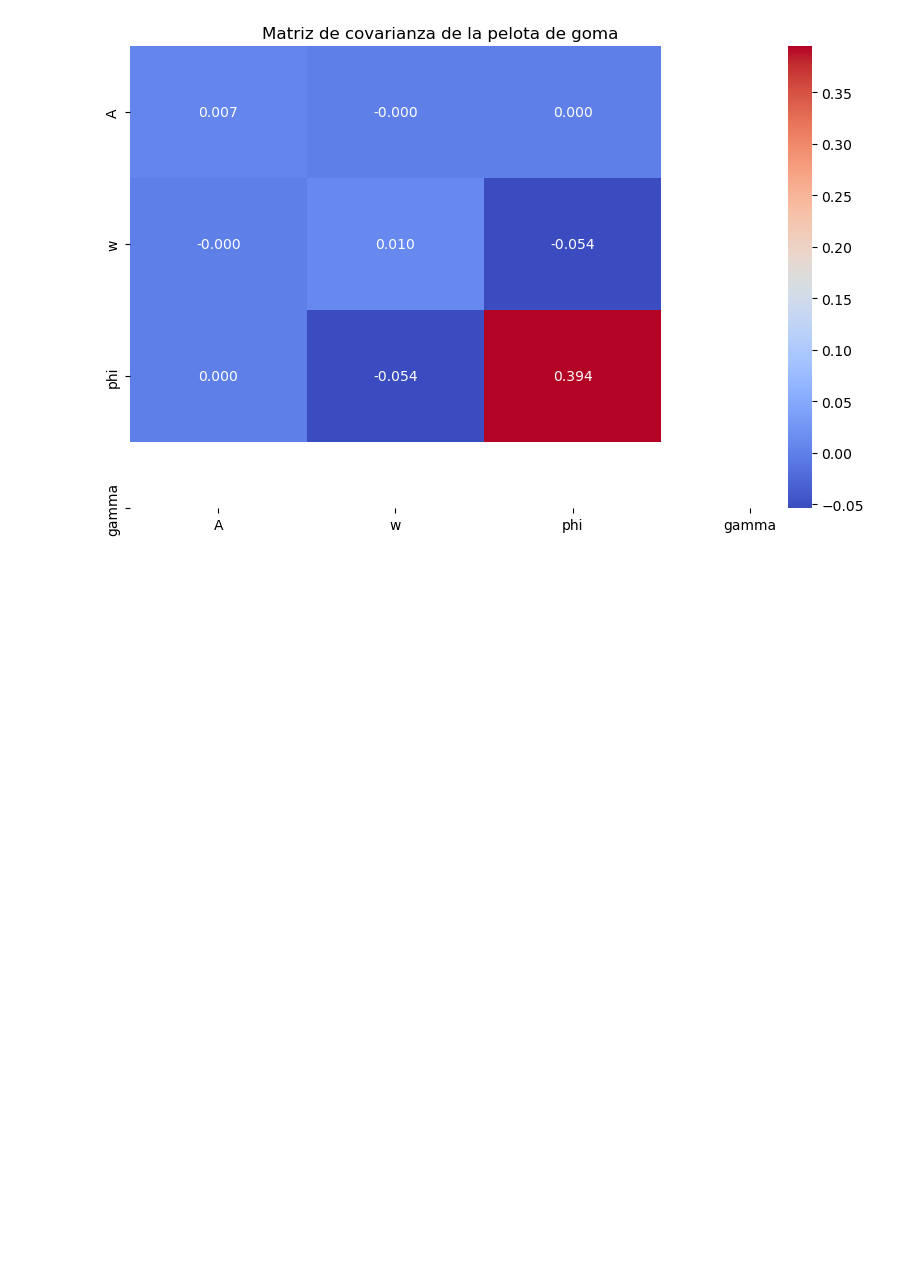
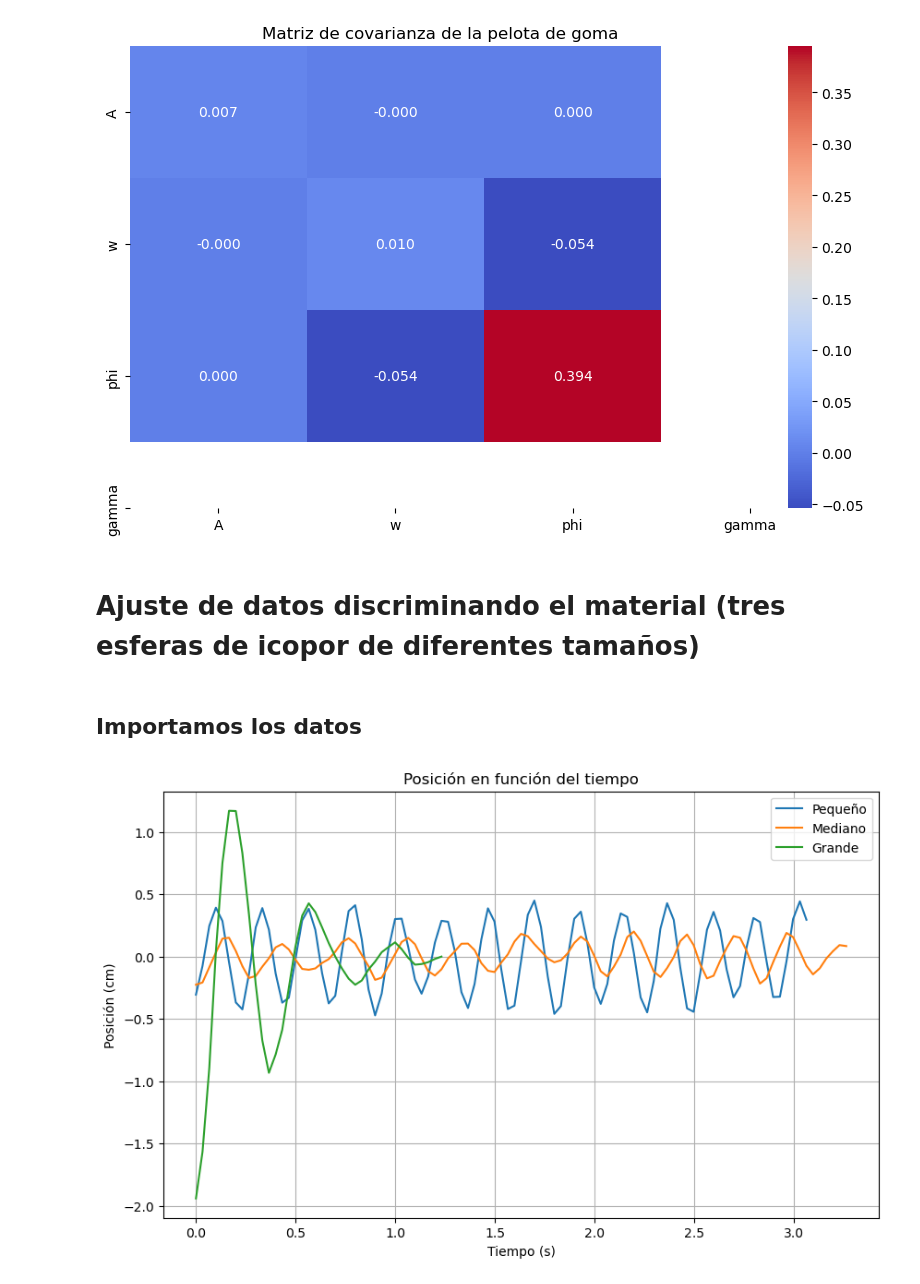
Before and after one commit to Vendetta0462/RetosCientificos-Reto10, a Jupyter notebook: code/ajuste_datos.ipynb, the cells around one changed output. Cells and saved outputs as stored; diff of their text form; code cells hidden in the pictures; blank space fills up the shorter version.

```diff
--- a/code/ajuste_datos.ipynb
+++ b/code/ajuste_datos.ipynb
@@ -167,3 +173,33 @@ plt.title("Matriz de covarianza de la pelota de goma")
 plt.show()
 # %% [output]
 [figure]
+# %% [markdown]
+# Ajuste de datos discriminando el material (tres esferas de icopor de diferentes tamaños)
+# %% [markdown]
+## Importamos los datos
+# %%
+# Leemos datos de icopor 1, 2 y 3; pequeño, mediano y grande respectivamente
+datos_icopor_peque = leer_datos("icopor1")
+datos_icopor_med = leer_datos("icopor2")
+datos_icopor_grande = leer_datos("icopor3")
+
+# Centramos las oscilaciones de 1 y 2
+datos_icopor_peque["x"] = datos_icopor_peque["x"] - datos_icopor_peque["x"].mean()
+datos_icopor_med["x"] = datos_icopor_med["x"] - datos_icopor_med["x"].mean()
+
+# Centramos la oscilacion amortiguada de 3
+datos_icopor_grande["x"] = datos_icopor_grande["x"] - datos_icopor_grande["x"].iloc[-1]
+# %%
+# Graficamos los datos de las 3 pelotas de icopor en función del tiempo
+plt.figure(figsize=(10,6))
+plt.plot(datos_icopor_peque["t"], datos_icopor_peque["x"], label="Pequeño")
+plt.plot(datos_icopor_med["t"], datos_icopor_med["x"], label="Mediano")
+plt.plot(datos_icopor_grande["t"], datos_icopor_grande["x"], label="Grande")
+plt.xlabel("Tiempo (s)")
+plt.ylabel("Posición (cm)")
+plt.title("Posición en función del tiempo")
+plt.legend()
+plt.grid()
+plt.show()
+# %% [output]
+[figure, added]
```
Also changed, not shown: parts of 10 cells of this notebook, 2 other files.
